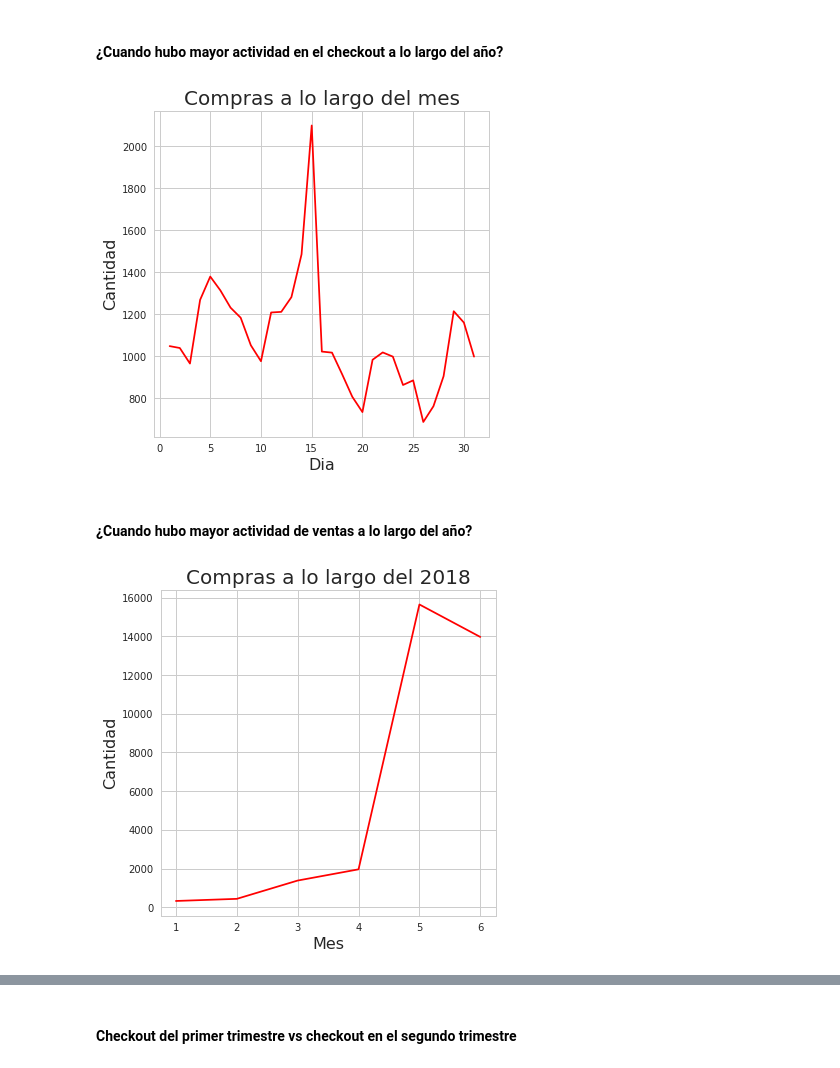
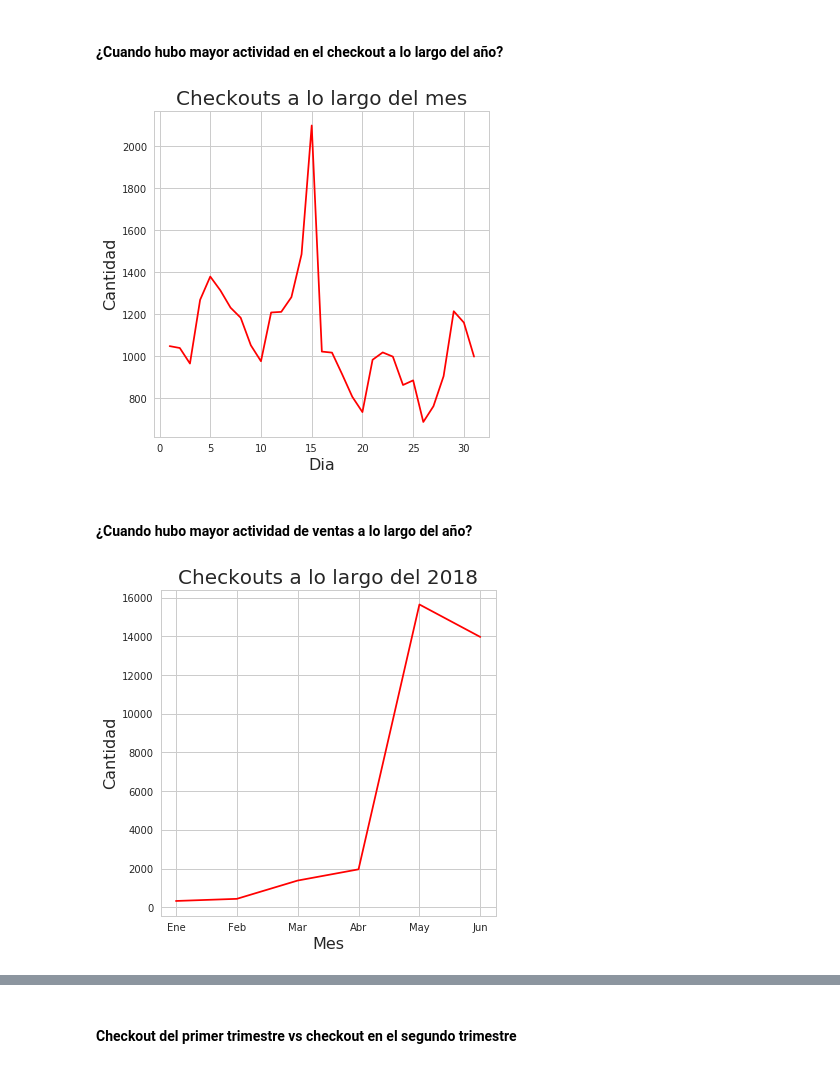
Before and after one commit to jowisaidman/tp1_analisis_exploratorio, a Jupyter notebook: Notebooks/Camila/Resumen/checkout_analisis.ipynb, the cells around one changed output, grey strips where cells are left out. Cells and saved outputs as stored; diff of their text form; code cells hidden in the pictures.

```diff
--- a/Notebooks/Camila/Resumen/checkout_analisis.ipynb
+++ b/Notebooks/Camila/Resumen/checkout_analisis.ipynb
@@ -157,19 +157,21 @@ g.set_xticklabels(g.get_xticklabels(), rotation = 45, fontsize = 10);
 compras = checkout['timestamp'].dt.day.value_counts().sort_index()#este grafico deberia empezar de 1? mostrar 1,7,14,21,28?
 g = plt.subplots(figsize = (6,6))
 g = compras.plot(color='red')
-g.set_title('Compras a lo largo del mes',fontsize = 20)
+g.set_title('Checkouts a lo largo del mes',fontsize = 20)
 g.set_xlabel('Dia',fontsize = 16)
 g.set_ylabel('Cantidad',fontsize = 16);
 # %% [output]
-[figure, old version]
+[figure, new version]
 # %% [markdown]
 #### ¿Cuando hubo mayor actividad de ventas a lo largo del año?
 # %%
-compras = checkout['timestamp'].dt.month.value_counts().sort_index() #este grafico deberia empezar de 1?
+compras = checkout['timestamp'].dt.month.value_counts().sort_index()
+compras.index = ['Ene', 'Feb', 'Mar', 'Abr', 'May', 'Jun']
 g = plt.subplots(figsize = (6,6))
 g = compras.plot(color='red')
-g.set_title('Compras a lo largo del 2018',fontsize = 20)
+g.set_title('Checkouts a lo largo del 2018',fontsize = 20)
 g.set_xlabel('Mes',fontsize = 16)
 g.set_ylabel('Cantidad',fontsize = 16);
+plt.xticks([0,1, 2,3, 4, 5], ['Ene', 'Feb', 'Mar', 'Abr', 'May', 'Jun'], rotation=0);
 # %% [output]
-[figure, old version]
+[figure, new version]
```
Also changed, not shown: parts of 7 cells of this notebook.
